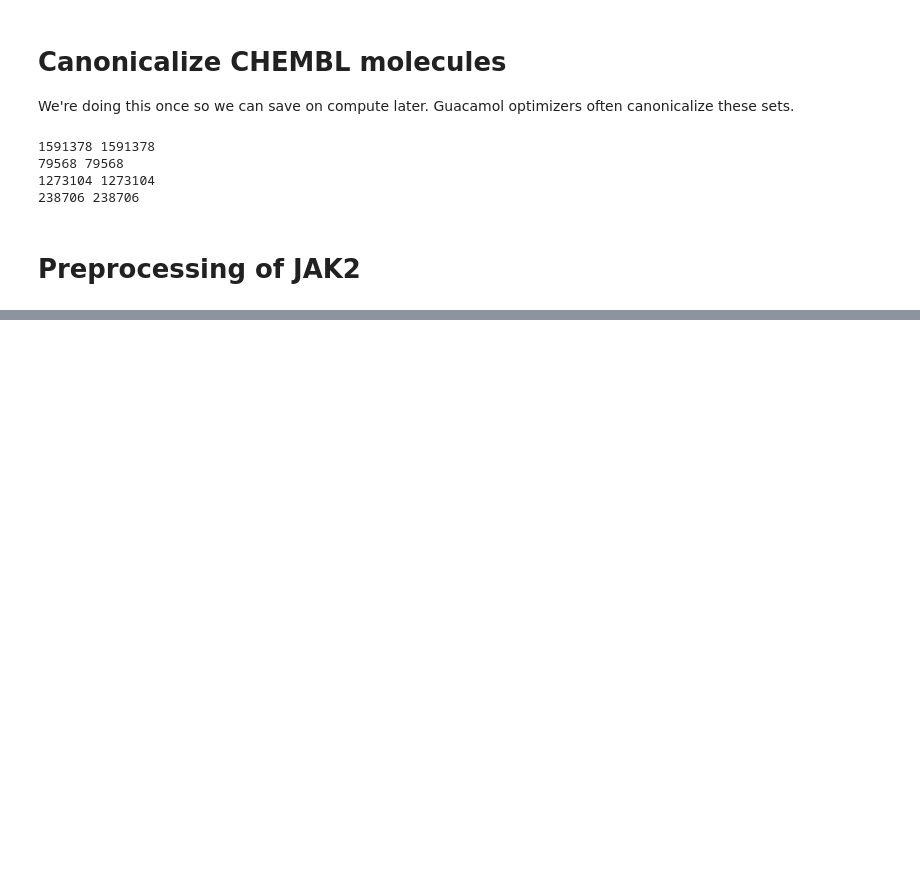
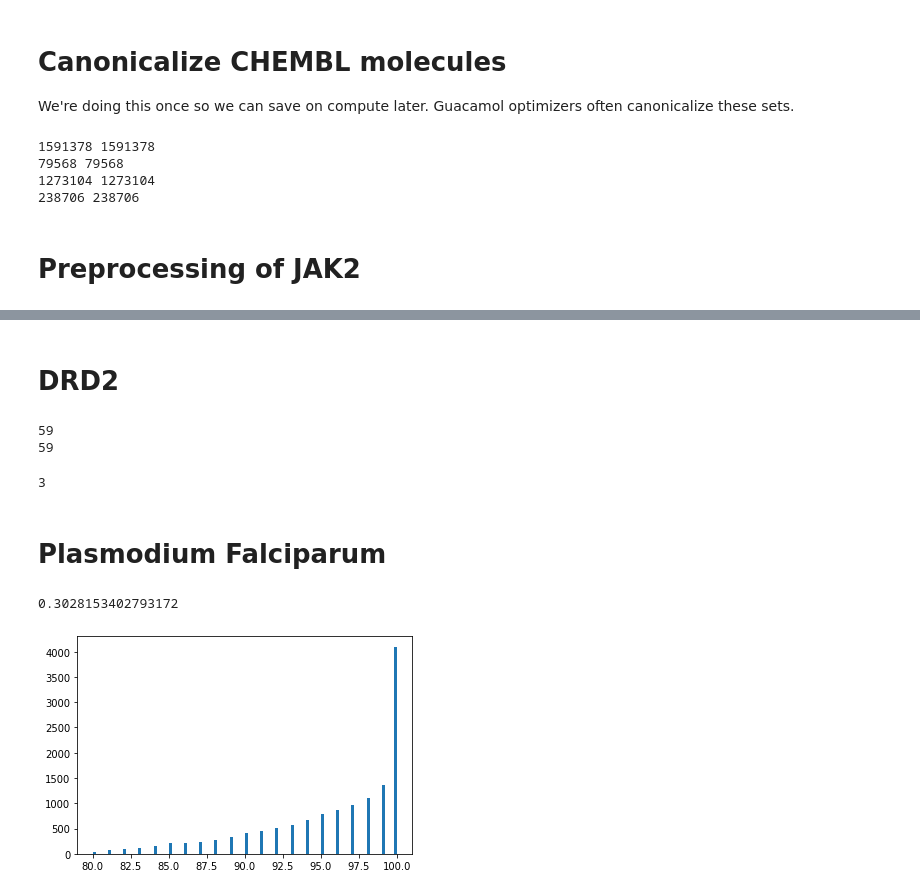
Before and after one commit to ml-jku/mgenerators-failure-modes, a Jupyter notebook: preprocess.ipynb, the cells around one changed output, grey strips where cells are left out. Drawn from its saved outputs; the diff is of its cells as text; code cells hidden in the pictures; blank space fills up the shorter version.

Commit message:
Refactored plotting. Added tasks.

```diff
--- a/preprocess.ipynb
+++ b/preprocess.ipynb
@@ -44,0 +63,28 @@ df.to_csv(f'./assays/processed/{chid}.csv', index=None)
+# %% [markdown]
+# DRD2
+# %%
+chid = 'CHEMBL1909140'
+df = pd.read_csv(f'./assays/raw/{chid}.csv', sep=';')
+df.head()
+
+# df[]
+df['label'] = pd.isna(df['Comment']).astype('int')
+df['smiles'] = df['Smiles']
+df = df[['smiles', 'label']]
+print(df.label.sum())
+df = df.dropna()
+print(df.label.sum())
+df.to_csv(f'./assays/processed/{chid}.csv', index=None)
+# %% [output]
+59
+59
+# %%
+# Too little actives
+chid = 'CHEMBL1613933'
+
+df = pd.read_csv(f'./assays/raw/{chid}.csv', sep=';')
+df.head()
+df[[c for c in df.columns if c.startswith('Standard')]]
+(df.Comment == 'Active').sum()
+# %% [output]
+3
@@ -44,0 +100,12 @@ df.to_csv(f'./assays/processed/{chid}.csv', index=None)
+# %% [markdown]
+# Plasmodium Falciparum
+# %%
+chid = 'CHEMBL1054500'
+
+df = pd.read_csv(f'./assays/raw/{chid}.csv', sep=';')
+value = df['Standard Value']
+plt.hist(value, bins=100);
+(value > 99).mean()
+# %% [output]
+0.3028153402793172
+[figure, added]
```
Also changed, not shown: parts of 5 cells of this notebook, 7 other files.
